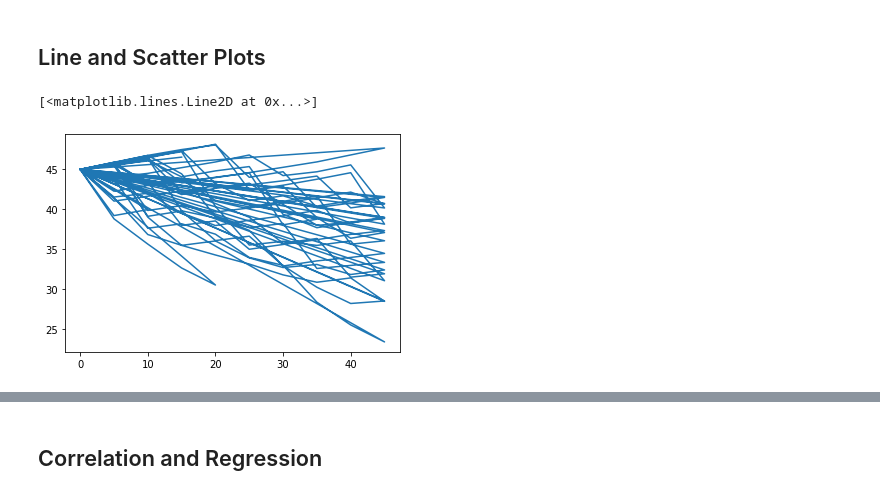
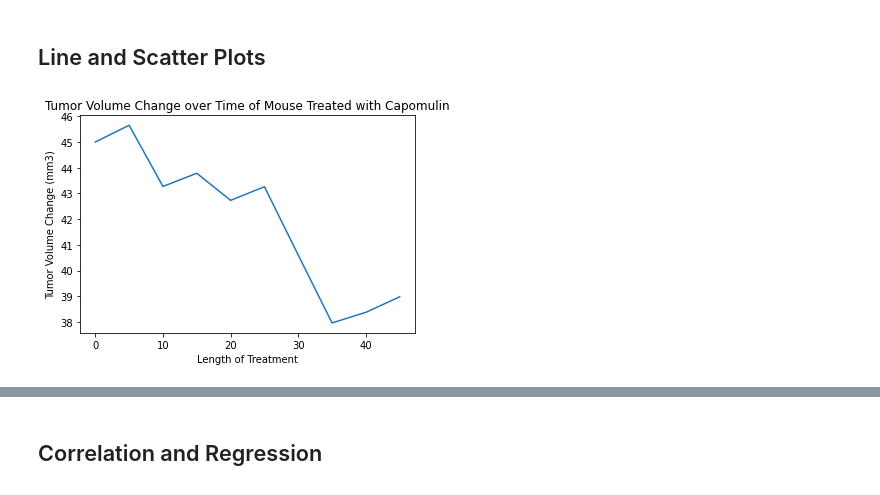
Before and after one commit to ryleenelson1397/matplotlib-challenge, a Jupyter notebook: Pymaceuticals/RNelson_Pymaceuticals .ipynb, the cells around one changed output, grey strips where cells are left out. Cells and saved outputs as stored; diff of their text form; code cells hidden in the pictures.

Commit message:
I cannot seem to get the final scatter plot to work with me. Still haven't added the tick labels for the boxplots

```diff
--- a/Pymaceuticals/RNelson_Pymaceuticals .ipynb
+++ b/Pymaceuticals/RNelson_Pymaceuticals .ipynb
@@ -263,14 +272,3 @@ plt.show()
 [figure]
 # %% [markdown]
 ## Line and Scatter Plots
-# %%
-# Generate a line plot of tumor volume vs. time point for a mouse treated with Capomulin
-
-time_Capomulin = without_duplicates.loc[without_duplicates["Drug Regimen"] == "Capomulin", "Timepoint"]
-
-tum_vol_Capomulin = without_duplicates.loc[without_duplicates["Drug Regimen"] == "Capomulin", "Tumor Volume (mm3)"]
-
-plt.plot(time_Capomulin, tum_vol_Capomulin)
-# %% [output]
-[<matplotlib.lines.Line2D at 0x...>]
-[figure, removed]
@@ -278,0 +275,17 @@ plt.plot(time_Capomulin, tum_vol_Capomulin)
+# %%
+# Generate a line plot of tumor volume vs. time point for a mouse treated with Capomulin
+# pulled 20th index value from the merge_df printed above to get mouse ID
+specific_mouse = mouse_study.loc[mouse_study["Mouse ID"] == "b128"]
+
+specific_mouse #// called to be sure I had a mouse on Capomulin
+
+mouse_time = specific_mouse["Timepoint"]
+mouse_tumvol = specific_mouse["Tumor Volume (mm3)"]
+
+plt.title("Tumor Volume Change over Time of Mouse Treated with Capomulin")
+plt.xlabel("Length of Treatment")
+plt.ylabel("Tumor Volume Change (mm3)")
+plt.plot(mouse_time, mouse_tumvol)
+plt.show()
+# %% [output]
+[figure, added]
```
Also changed, not shown: parts of 5 cells of this notebook.
